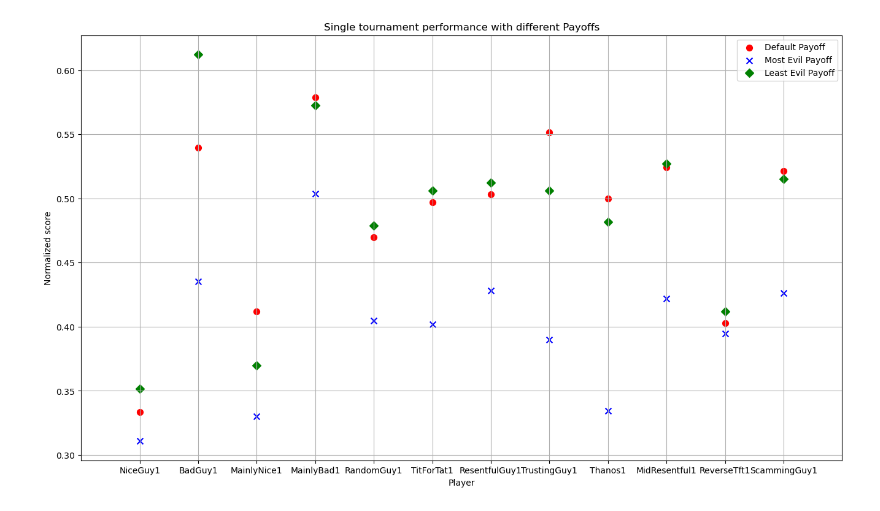
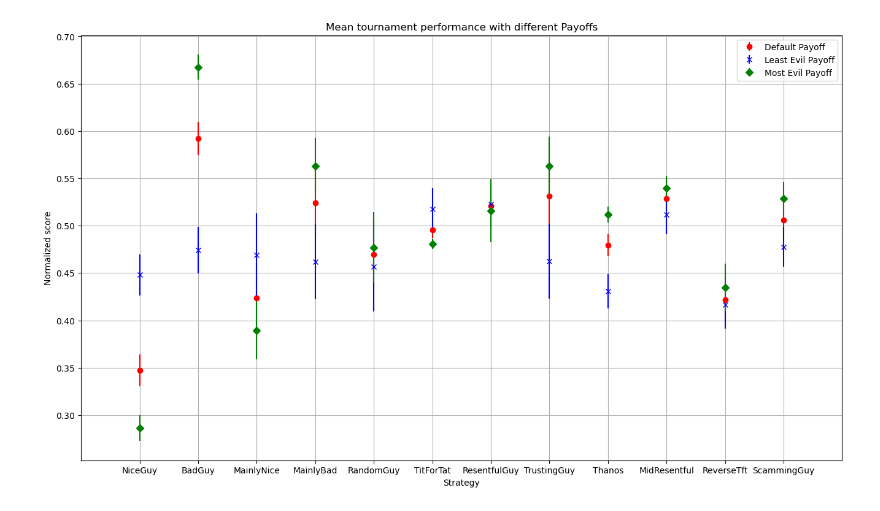
Before and after one commit to LeoPi314/LCP_projects_Y7_Group_4, a Jupyter notebook: Tourney.ipynb, the cells around one changed output. Drawn from its saved outputs; the diff is of its cells as text; code cells hidden in the pictures.

```diff
--- a/Tourney.ipynb
+++ b/Tourney.ipynb
@@ -398,7 +399,9 @@ def mean_tourney(participants={},N_rounds = 10, M = Payoff,repeats=10):
         top3[third][2] += 1
 
     # Compute mean and its error for each strategy across all repetitions
-    for key in mean_ranking.keys(): mean_ranking[key] = [ np.mean(mean_ranking[key]), np.std(mean_ranking[key])/np.sqrt(repeats) ]
+    deg_of_freed = 0
+    if (repeats >1): deg_of_freed = repeats - 1
+    for key in mean_ranking.keys(): mean_ranking[key] = [ np.mean(mean_ranking[key]), np.std(mean_ranking[key], ddof=deg_of_freed)/np.sqrt(repeats) ]
     mean_df = pd.DataFrame(mean_ranking.values(),index=mean_ranking.keys(),columns=["Mean Score", "Mean Error"])
 
     # Optional: Express frequeny in top3 as percentages; values are numpy-array so operations are element-wise
@@ -539,27 +569,28 @@ ScammingGuy1    0.521
 # %%
 # Scatter plot to visualize results
-names = [result[i][0] for i in range (len(result))]
+names = mean_result_df.index
 x_vals = np.arange(1,len(names)+1,1)
-y_res = [result[i][1] for i in range (len(result))]
-y_most_evil = [result_Most_Evil[i][1] for i in range (len(result_Most_Evil))]
-y_least_evil = [result_Least_Evil[i][1] for i in range (len(result_Least_Evil))]
+#y_res = [result[i][1] for i in range (len(result))]
+#y_most_evil = [result_Most_Evil[i][1] for i in range (len(result_Most_Evil))]
+#y_least_evil = [result_Least_Evil[i][1] for i in range (len(result_Least_Evil))]
 #cmap = ["#e61212","#4f3307", "#cc8c14","#fcf112","#91f527","#7fffd4","#074f0d","#0df7ff","#0d208c","#6440a1","#f22ce8","#7fffd4"]
 
 fig, ax = plt.subplots(figsize=(16,9))
-ax.scatter(x_vals, y_res, label = "Default Payoff", color = "red", marker  = "o", s=50)
-ax.scatter(x_vals, y_most_evil, label = "Most Evil Payoff", color = "blue", marker = "x",s =50)
-ax.scatter(x_vals, y_least_evil, label = "Least Evil Payoff", color = "green", marker = "D", s=50)
-ax.set_title("Single tournament performance with different Payoffs")
-ax.set_xlabel("Player")
+# with my version of matplotlib - 3.9.2 - ls="" is needed to hide lines connecting the dots
+ax.errorbar(x_vals, mean_result_df["Mean Score"], yerr =mean_result_df["Mean Error"], label = "Default Payoff", color = "red", marker  = "o",ls='')
+ax.errorbar(x_vals, result_Least_Evil["Mean Score"], yerr=result_Least_Evil["Mean Error"], label = "Least Evil Payoff", color = "blue", marker = "x",ls='')
+ax.errorbar(x_vals, result_Most_Evil["Mean Score"], yerr=result_Most_Evil["Mean Error"] ,label = "Most Evil Payoff", color = "green", marker = "D",ls='')
+ax.set_title("Mean tournament performance with different Payoffs")
+ax.set_xlabel("Strategy")
 ax.set_xlim(0,len(names)+1)
 ax.set_xticks(x_vals)
 ax.set_ylabel("Normalized score")
 
 ax.set_xticklabels(names)
 ax.grid()
 
 ax.legend()
 plt.show()
 # %% [output]
-[figure, old version]
+[figure, new version]
 # %%
```
Also changed, not shown: parts of 18 cells of this notebook, 3 other files.
